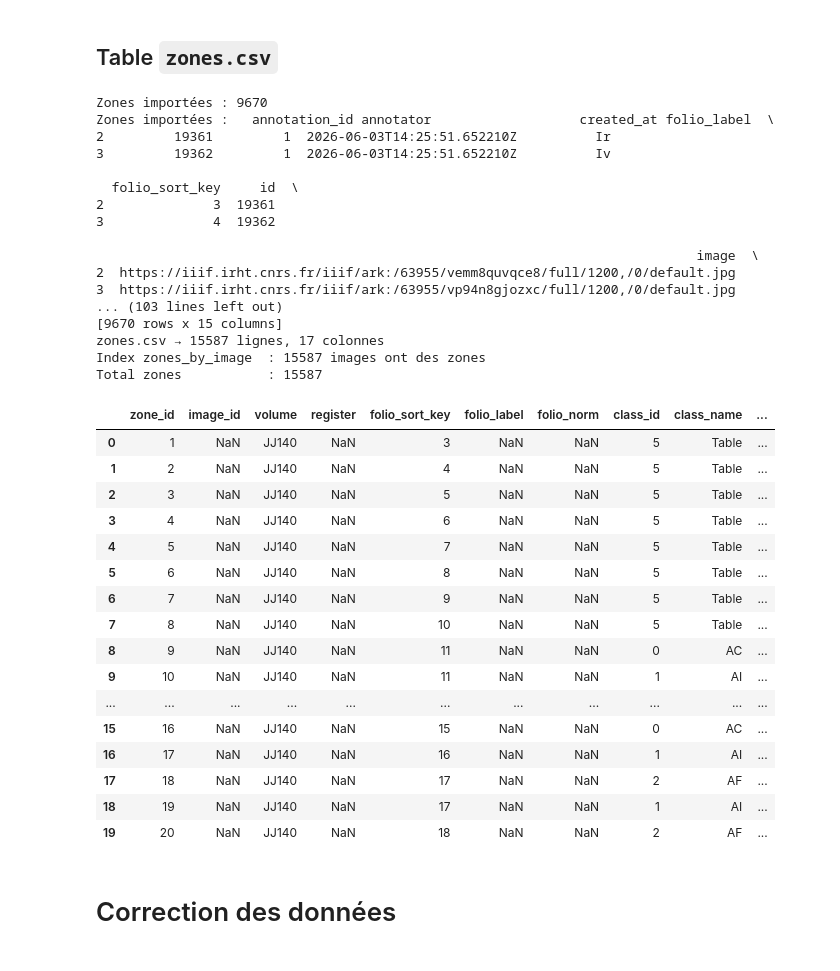
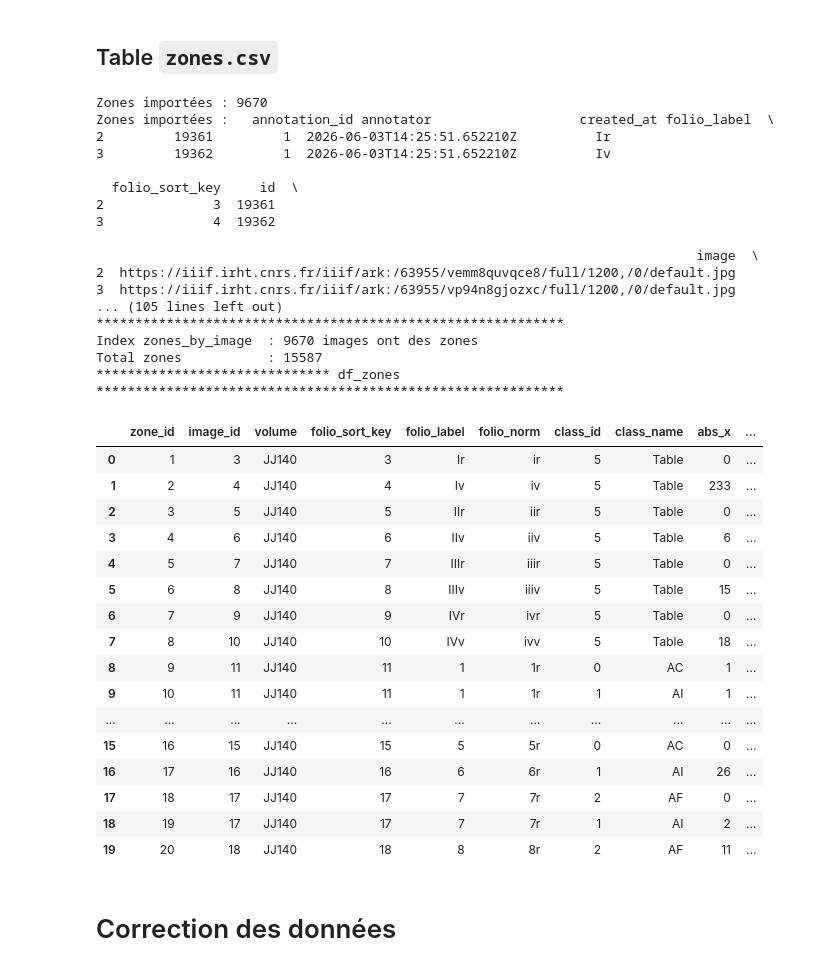
Before and after one commit to oriflamms/himanis, a Jupyter notebook: Acts/src_ipynb/JJ100-139-versImportLabelStudio2.ipynb, the cells around one changed output. Cells and saved outputs as stored; diff of their text form; code cells hidden in the pictures.

```diff
--- a/Acts/src_ipynb/JJ100-139-versImportLabelStudio2.ipynb
+++ b/Acts/src_ipynb/JJ100-139-versImportLabelStudio2.ipynb
@@ -498,10 +498,15 @@ df_zones = df_zones.sort_values(
     ascending=[True, True, True, True]
     )
 
-img_lookup = df_images[['image_id', 'image_filename', 'register',
+img_lookup = df_images[['image_id', 'volume', 'folio_sort_key',
                          'folio_label', 'folio_norm']].copy()
 
-df_zones = df_zones.merge(img_lookup, on='image_filename', how='left')
+df_zones = df_zones.merge(
+    img_lookup,
+    on=['volume', 'folio_sort_key'],
+    how='left'
+)
+
 df_zones['zone_id'] = np.arange(1, len(df_zones) + 1)
 
 
@@ -524,7 +529,7 @@ CLASS_MAP = {
 df_zones['class_id'] = df_zones['class_name'].map(CLASS_MAP)
 
 ZONES_COLS = [
-    'zone_id', 'image_id', 'volume', 'register', 'folio_sort_key',
+    'zone_id', 'image_id', 'volume', 'folio_sort_key',
     'folio_label', 'folio_norm',
     'class_id', 'class_name',
     'abs_x', 'abs_y', 'abs_w', 'abs_h',
@@ -544,54 +549,56 @@ zones_by_image = defaultdict(list)
 
 for _, row in df_zones.iterrows():
     zones_by_image[row['image_id']].append(row.to_dict())
 
 for iid in zones_by_image:
     zones_by_image[iid].sort(key=lambda r: r['abs_y'] if pd.notna(r['abs_y']) else 0)
 
 # Ensemble de tous les zone_id (pour le rapport de couverture)
 all_zone_ids      = set(df_zones['zone_id'].tolist())
 attributed_zone_ids = set()   # alimenté lors de la construction des liaisons
 
+print('*' * 60)
 print(f"Index zones_by_image  : {len(zones_by_image)} images ont des zones")
 print(f"Total zones           : {len(all_zone_ids)}")
 
+print('*' * 30, 'df_zones', '*' * 60)
 
 df_zones.head(20)
 # %% [output]
 Zones importées : 9670
 Zones importées :   annotation_id annotator                   created_at folio_label  \
 2         19361         1  2026-06-03T14:25:51.652210Z          Ir
 3         19362         1  2026-06-03T14:25:51.652210Z          Iv
 
   folio_sort_key     id  \
 2              3  19361
 3              4  19362
 
                                                                              image  \
 2  https://iiif.irht.cnrs.fr/iiif/ark:/63955/vemm8quvqce8/full/1200,/0/default.jpg
 3  https://iiif.irht.cnrs.fr/iiif/ark:/63955/vp94n8gjozxc/full/1200,/0/default.jpg
-... (103 lines left out)
-[9670 rows x 15 columns]
-zones.csv → 15587 lignes, 17 colonnes
-Index zones_by_image  : 15587 images ont des zones
+... (105 lines left out)
+************************************************************
+Index zones_by_image  : 9670 images ont des zones
 Total zones           : 15587
+****************************** df_zones ************************************************************
-|  | zone_id | image_id | volume | register | folio_sort_key | folio_label | folio_norm | class_id | class_name | ... |
-| 0 | 1 | NaN | JJ140 | NaN | 3 | NaN | NaN | 5 | Table | ... |
-| 1 | 2 | NaN | JJ140 | NaN | 4 | NaN | NaN | 5 | Table | ... |
-| 2 | 3 | NaN | JJ140 | NaN | 5 | NaN | NaN | 5 | Table | ... |
-| 3 | 4 | NaN | JJ140 | NaN | 6 | NaN | NaN | 5 | Table | ... |
-| 4 | 5 | NaN | JJ140 | NaN | 7 | NaN | NaN | 5 | Table | ... |
-| 5 | 6 | NaN | JJ140 | NaN | 8 | NaN | NaN | 5 | Table | ... |
-| 6 | 7 | NaN | JJ140 | NaN | 9 | NaN | NaN | 5 | Table | ... |
-| 7 | 8 | NaN | JJ140 | NaN | 10 | NaN | NaN | 5 | Table | ... |
-| 8 | 9 | NaN | JJ140 | NaN | 11 | NaN | NaN | 0 | AC | ... |
-| 9 | 10 | NaN | JJ140 | NaN | 11 | NaN | NaN | 1 | AI | ... |
+|  | zone_id | image_id | volume | folio_sort_key | folio_label | folio_norm | class_id | class_name | abs_x | ... |
+| 0 | 1 | 3 | JJ140 | 3 | Ir | ir | 5 | Table | 0 | ... |
+| 1 | 2 | 4 | JJ140 | 4 | Iv | iv | 5 | Table | 233 | ... |
+| 2 | 3 | 5 | JJ140 | 5 | IIr | iir | 5 | Table | 0 | ... |
+| 3 | 4 | 6 | JJ140 | 6 | IIv | iiv | 5 | Table | 6 | ... |
+| 4 | 5 | 7 | JJ140 | 7 | IIIr | iiir | 5 | Table | 0 | ... |
+| 5 | 6 | 8 | JJ140 | 8 | IIIv | iiiv | 5 | Table | 15 | ... |
+| 6 | 7 | 9 | JJ140 | 9 | IVr | ivr | 5 | Table | 0 | ... |
+| 7 | 8 | 10 | JJ140 | 10 | IVv | ivv | 5 | Table | 18 | ... |
+| 8 | 9 | 11 | JJ140 | 11 | 1 | 1r | 0 | AC | 1 | ... |
+| 9 | 10 | 11 | JJ140 | 11 | 1 | 1r | 1 | AI | 1 | ... |
 | ... | ... | ... | ... | ... | ... | ... | ... | ... | ... | ... |
-| 15 | 16 | NaN | JJ140 | NaN | 15 | NaN | NaN | 0 | AC | ... |
-| 16 | 17 | NaN | JJ140 | NaN | 16 | NaN | NaN | 1 | AI | ... |
-| 17 | 18 | NaN | JJ140 | NaN | 17 | NaN | NaN | 2 | AF | ... |
-| 18 | 19 | NaN | JJ140 | NaN | 17 | NaN | NaN | 1 | AI | ... |
-| 19 | 20 | NaN | JJ140 | NaN | 18 | NaN | NaN | 2 | AF | ... |
+| 15 | 16 | 15 | JJ140 | 15 | 5 | 5r | 0 | AC | 0 | ... |
+| 16 | 17 | 16 | JJ140 | 16 | 6 | 6r | 1 | AI | 26 | ... |
+| 17 | 18 | 17 | JJ140 | 17 | 7 | 7r | 2 | AF | 0 | ... |
+| 18 | 19 | 17 | JJ140 | 17 | 7 | 7r | 1 | AI | 2 | ... |
+| 19 | 20 | 18 | JJ140 | 18 | 8 | 8r | 2 | AF | 11 | ... |
 # %% [markdown]
 # Correction des données
 # %% [markdown]
```
Also changed, not shown: parts of 4 cells of this notebook, 6 other files.
